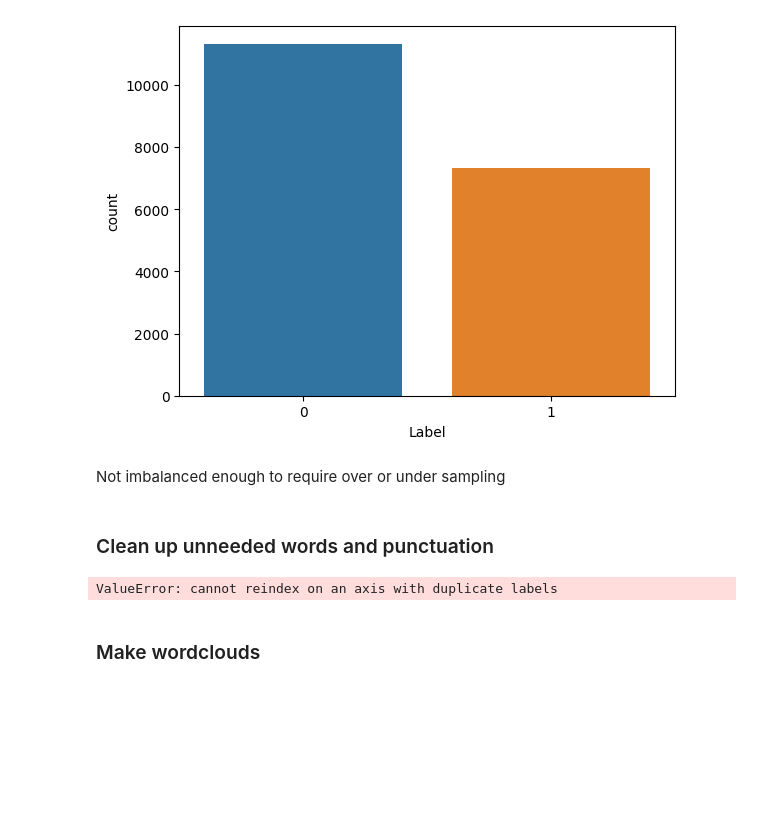
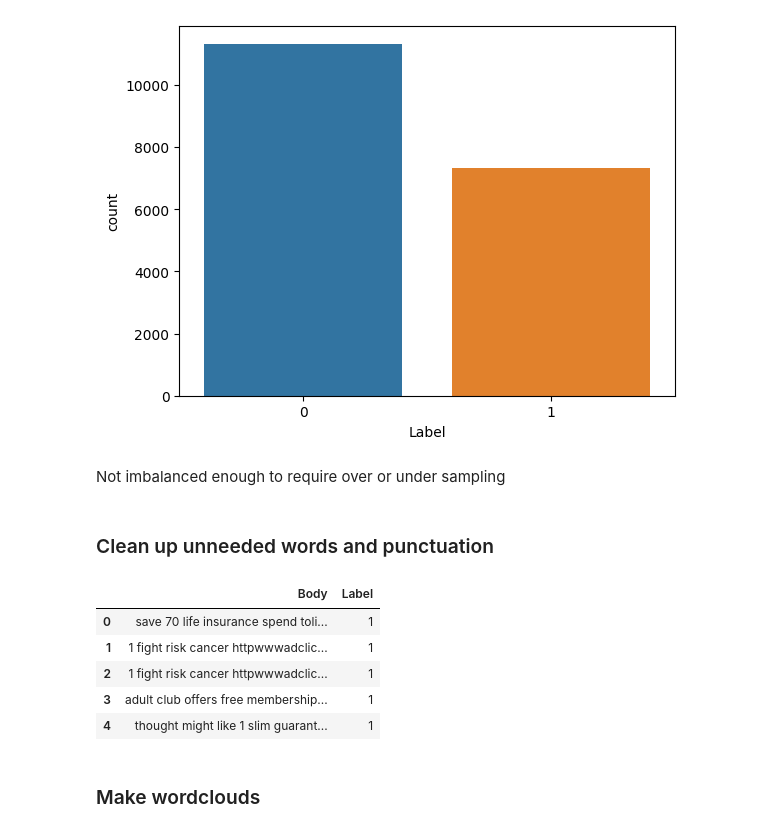
Before and after one commit to PopsicleMud/spam_detection, a Jupyter notebook: spam_detection.ipynb, the cells around one changed output. Cells and saved outputs as stored; diff of their text form; code cells hidden in the pictures; blank space fills up the shorter version.

```diff
--- a/spam_detection.ipynb
+++ b/spam_detection.ipynb
@@ -126,35 +126,40 @@ punctuations_list = string.punctuation
 def remove_punctuations(text):
     temp = str.maketrans('', '', punctuations_list)
     return text.translate(temp)
 
-df_sa['Body']= df_combined['Body'].apply(lambda x: remove_punctuations(x))
+df_combined['Body']= df_combined['Body'].apply(lambda x: remove_punctuations(x))
 
 # remove "stopwords"
 def remove_stopwords(text):
 	stop_words = stopwords.words('english')
 
 	imp_words = []
 
 	# Storing the important words
 	for word in str(text).split():
 		word = word.lower()
 
 		if word not in stop_words:
 			imp_words.append(word)
 
 	output = " ".join(imp_words)
 
 	return output
 
 
 df_combined['Body'] = df_combined['Body'].apply(lambda text: remove_stopwords(text))
 df_combined.head()
 
 
 # check cleanup results
 df_combined.head()
 # %% [output]
-ValueError: cannot reindex on an axis with duplicate labels
+|  | Body | Label |
+| 0 | save 70 life insurance spend toli... | 1 |
+| 1 | 1 fight risk cancer httpwwwadclic... | 1 |
+| 2 | 1 fight risk cancer httpwwwadclic... | 1 |
+| 3 | adult club offers free membership... | 1 |
+| 4 | thought might like 1 slim guarant... | 1 |
 # %% [markdown]
 ### Make wordclouds
 # %%
```
Also changed, not shown: parts of 4 cells of this notebook, 10 other files.
